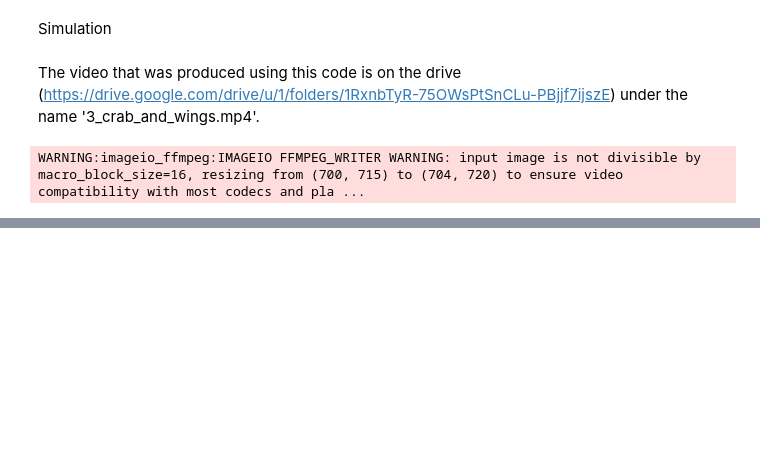
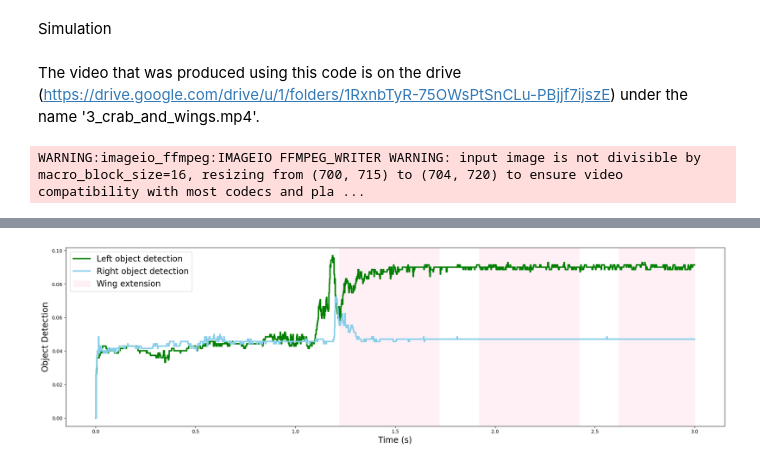
Before and after one commit to ValentineDelevaux/COBAR_project, a Jupyter notebook: 3_crab_walk_and_wings_extension.ipynb, the cells around one changed output, grey strips where cells are left out. Cells and saved outputs as stored; diff of their text form; code cells hidden in the pictures; blank space fills up the shorter version.

```diff
--- a/3_crab_walk_and_wings_extension.ipynb
+++ b/3_crab_walk_and_wings_extension.ipynb
@@ -285,0 +192,4 @@ plot_overlayed_frames_(second_cam_frames, save=True)
+# %%
+plot_visual_detection(t, fly1_vision_left, fly1_vision_right, wings_extension)
+# %% [output]
+[figure, added]
```
Also changed, not shown: parts of 8 cells of this notebook, 5 other files.
